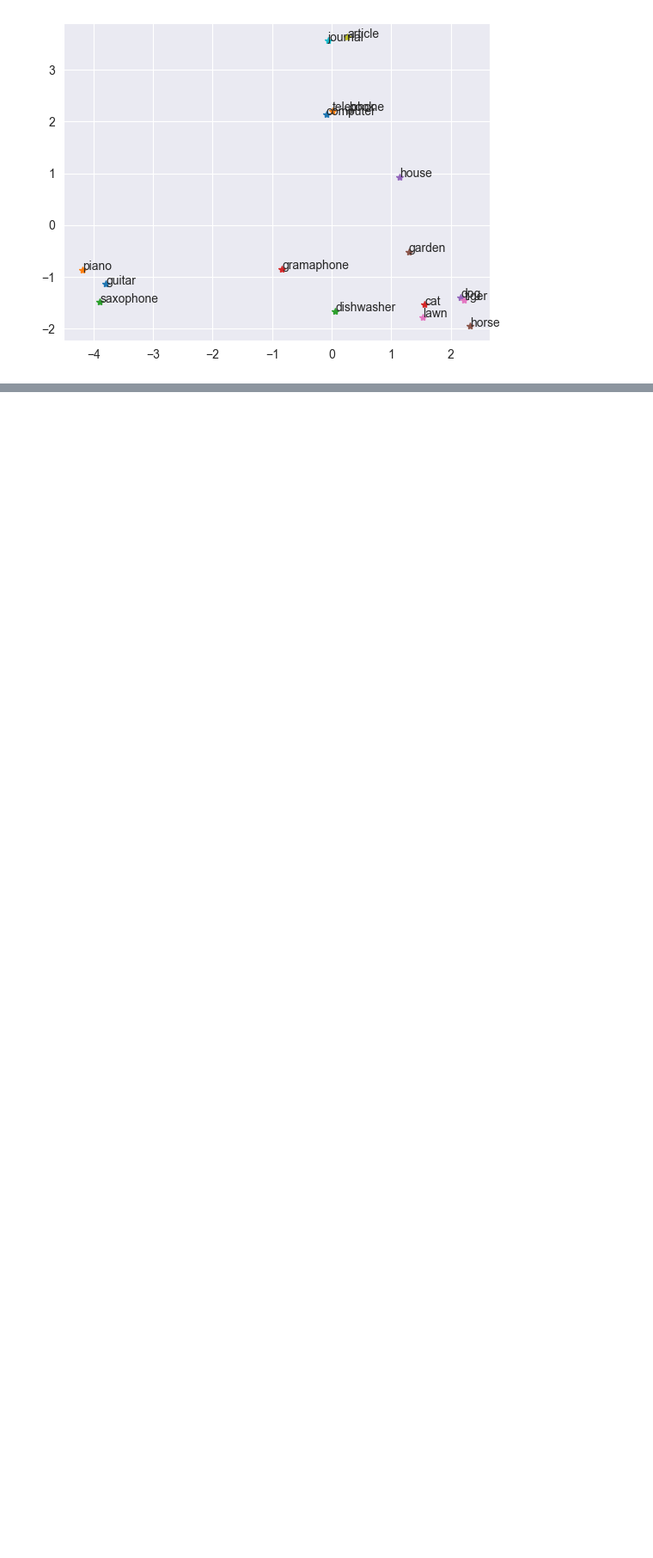
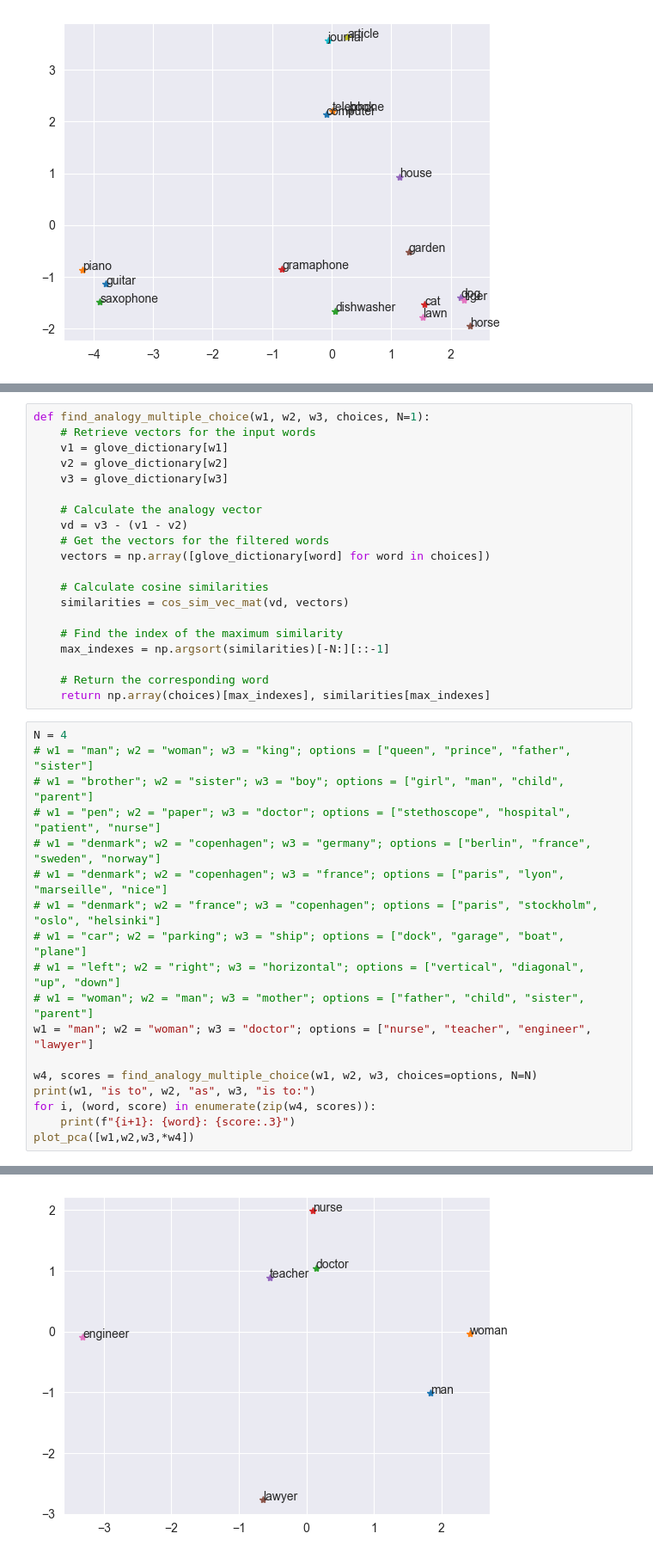
Before and after one commit to Twinbo/Signals-and-Data-Autumn-2025-student, a Jupyter notebook: week_9/ex_week_9.ipynb, the cells around one changed output, grey strips where cells are left out. Shown at 86% size. Cells and saved outputs as stored; diff of their text form; blank space fills up the shorter version.

```diff
--- a/week_9/ex_week_9.ipynb
+++ b/week_9/ex_week_9.ipynb
@@ -375,0 +415,39 @@ man is to woman as doctor is to nurse
+# %%
+def find_analogy_multiple_choice(w1, w2, w3, choices, N=1):
+    # Retrieve vectors for the input words
+    v1 = glove_dictionary[w1]
+    v2 = glove_dictionary[w2]
+    v3 = glove_dictionary[w3]
+
+    # Calculate the analogy vector
+    vd = v3 - (v1 - v2)
+    # Get the vectors for the filtered words
+    vectors = np.array([glove_dictionary[word] for word in choices])
+
+    # Calculate cosine similarities
+    similarities = cos_sim_vec_mat(vd, vectors)
+
+    # Find the index of the maximum similarity
+    max_indexes = np.argsort(similarities)[-N:][::-1]
+
+    # Return the corresponding word
+    return np.array(choices)[max_indexes], similarities[max_indexes]
+# %%
+N = 4
+# w1 = "man"; w2 = "woman"; w3 = "king"; options = ["queen", "prince", "father", "sister"]
+# w1 = "brother"; w2 = "sister"; w3 = "boy"; options = ["girl", "man", "child", "parent"]
+# w1 = "pen"; w2 = "paper"; w3 = "doctor"; options = ["stethoscope", "hospital", "patient", "nurse"]
+# w1 = "denmark"; w2 = "copenhagen"; w3 = "germany"; options = ["berlin", "france", "sweden", "norway"]
+# w1 = "denmark"; w2 = "copenhagen"; w3 = "france"; options = ["paris", "lyon", "marseille", "nice"]
+# w1 = "denmark"; w2 = "france"; w3 = "copenhagen"; options = ["paris", "stockholm", "oslo", "helsinki"]
+# w1 = "car"; w2 = "parking"; w3 = "ship"; options = ["dock", "garage", "boat", "plane"]
+# w1 = "left"; w2 = "right"; w3 = "horizontal"; options = ["vertical", "diagonal", "up", "down"]
+# w1 = "woman"; w2 = "man"; w3 = "mother"; options = ["father", "child", "sister", "parent"]
+w1 = "man"; w2 = "woman"; w3 = "doctor"; options = ["nurse", "teacher", "engineer", "lawyer"]
+
+w4, scores = find_analogy_multiple_choice(w1, w2, w3, choices=options, N=N)
+print(w1, "is to", w2, "as", w3, "is to:")
+for i, (word, score) in enumerate(zip(w4, scores)):
+    print(f"{i+1}: {word}: {score:.3}")
+plot_pca([w1,w2,w3,*w4])
+# %% [output]
@@ -376,3 +459,4 @@ man is to woman as doctor is to nurse
+[figure, added]
 # %% [markdown]
 ## Exercise 6 - Quantifying stereotypes
 
```
Also changed, not shown: parts of 22 cells of this notebook.
